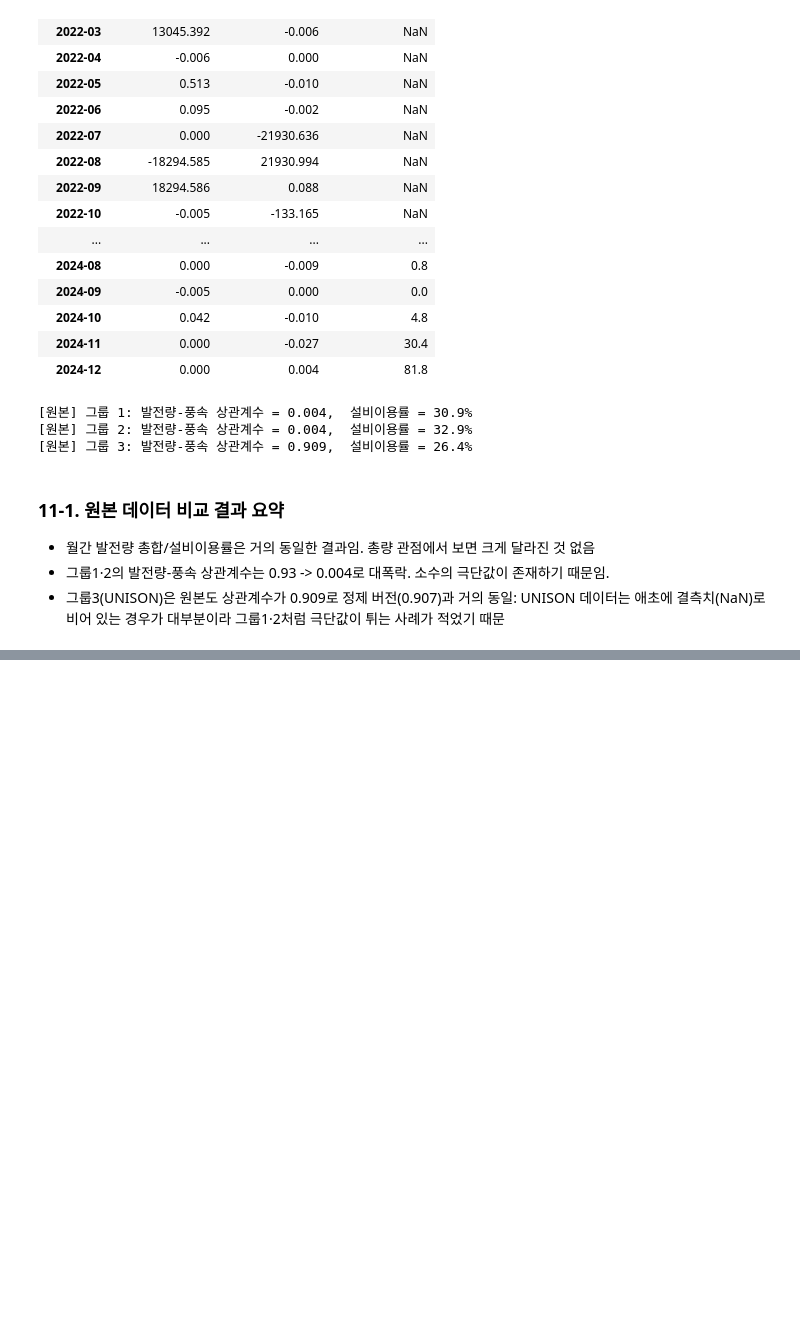
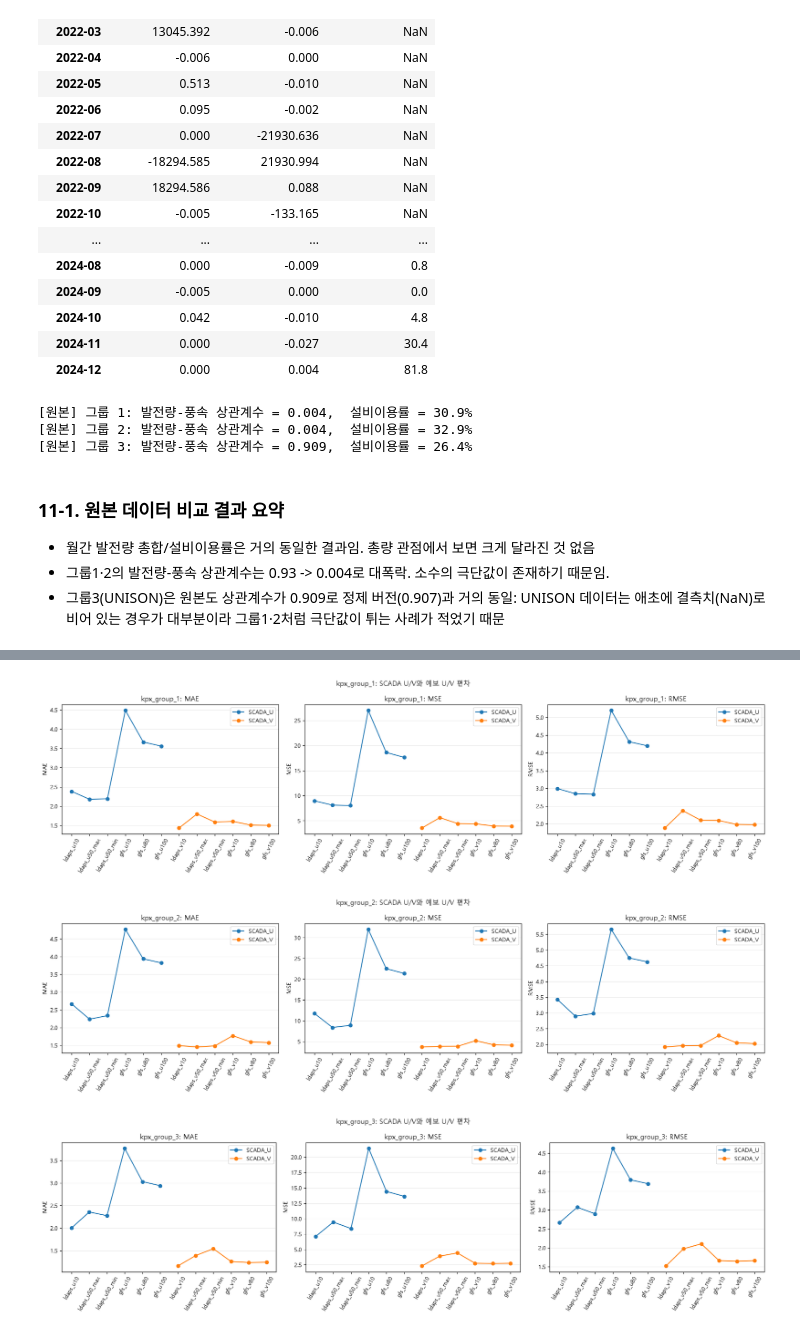
Before and after one commit to ksydata/WINDFORCE, a Jupyter notebook: 01.data_nogada.ipynb, the cells around one changed output, grey strips where cells are left out. Drawn from its saved outputs; the diff is of its cells as text; code cells hidden in the pictures; blank space fills up the shorter version.

```diff
--- a/01.data_nogada.ipynb
+++ b/01.data_nogada.ipynb
@@ -672,0 +714,21 @@ for name, (hdf, pcol, wscol) in {
+# %%
+# 앞에서 만든 시간별 SCADA 그룹 풍속·풍향을 한 표로 모음
+scada_uv_parts = []  # 그룹별 U/V 결과를 담을 빈 리스트
+for group, (hdf, ws_col, wd_col) in {
+    "kpx_group_1": (v_hourly, "kpx_group_1_ws", "kpx_group_1_wd"),
+    "kpx_group_2": (v_hourly, "kpx_group_2_ws", "kpx_group_2_wd"),
+    "kpx_group_3": (u_hourly, "kpx_group_3_ws", "kpx_group_3_wd"),
+}.items():  # 그룹마다 반복
+    part = hdf[["hour_end", ws_col, wd_col]].copy()  # 시간·풍속·풍향만 가져오기
+    part = part.rename(columns={ws_col: "scada_ws", wd_col: "scada_wd"})  # 컬럼 이름 통일
+    rad = np.deg2rad(part["scada_wd"])  # 풍향을 라디안으로 바꾸기
+    part["scada_u"] = -part["scada_ws"] * np.sin(rad)  # 기상학적 풍향 -> 동서 U 성분
+    part["scada_v"] = -part["scada_ws"] * np.cos(rad)  # 기상학적 풍향 -> 남북 V 성분
+    part["group"] = group  # KPX 그룹 이름 붙이기
+    part["forecast_kst_dtm"] = part["hour_end"]  # 예보 자료와 붙일 시간 컬럼 이름 맞추기
+    scada_uv_parts.append(part)
+
+scada_uv_hourly = pd.concat(scada_uv_parts, ignore_index=True)  # 세 그룹을 하나로 합치기
+print("SCADA 시간별 U/V 변환 결과")
+print(scada_uv_hourly[["scada_ws", "scada_wd", "scada_u", "scada_v"]].describe().round(3))
+scada_uv_hourly.head()  # 변환 결과를 눈으로 한 번 확인
@@ -672,0 +1008,21 @@ for name, (hdf, pcol, wscol) in {
+# %%
+# MAE·MSE·RMSE는 값의 크기가 서로 달라서 한 그림에 겹치면 안 보임 (지표별로 따로 그리기)
+error_metrics = ["MAE", "MSE", "RMSE"]
+for group, group_part in uv_compare_report.groupby("group"):  # 그룹마다 반복
+    fig, axes = plt.subplots(1, 3, figsize=(18, 5))  # 오차 지표 3개를 나란히 배치
+    for ax, metric in zip(axes, error_metrics):  # 왼쪽부터 MAE·MSE·RMSE
+        for scada_col, color in [("scada_u", "tab:blue"), ("scada_v", "tab:orange")]:  # U는 파랑, V는 주황
+            part = group_part[group_part["SCADA 성분"] == scada_col]  # 해당 성분의 후보 예보 컬럼들만
+            ax.plot(part["예보 원본 컬럼"], part[metric], marker="o", color=color, label=scada_col.upper())
+        ax.set_title(f"{group}: {metric}")
+        ax.set_ylabel(metric)
+        ax.tick_params(axis="x", rotation=60)  # 예보 컬럼명이 길어서 눕혀서 표시
+        ax.grid(axis="y", alpha=0.25)
+        ax.legend()
+    plt.suptitle(f"{group}: SCADA U/V와 예보 U/V 편차")
+    plt.tight_layout()
+    plt.show()
+# %% [output]
+[figure, added]
+[figure, added]
+[figure, added]
```
Also changed, not shown: parts of 20 cells of this notebook, 2 other files.
